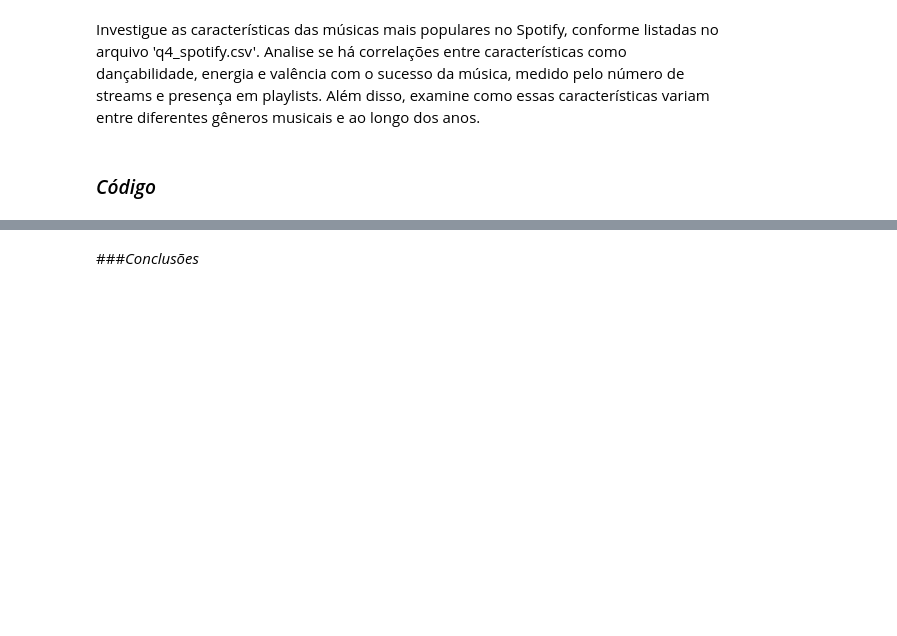
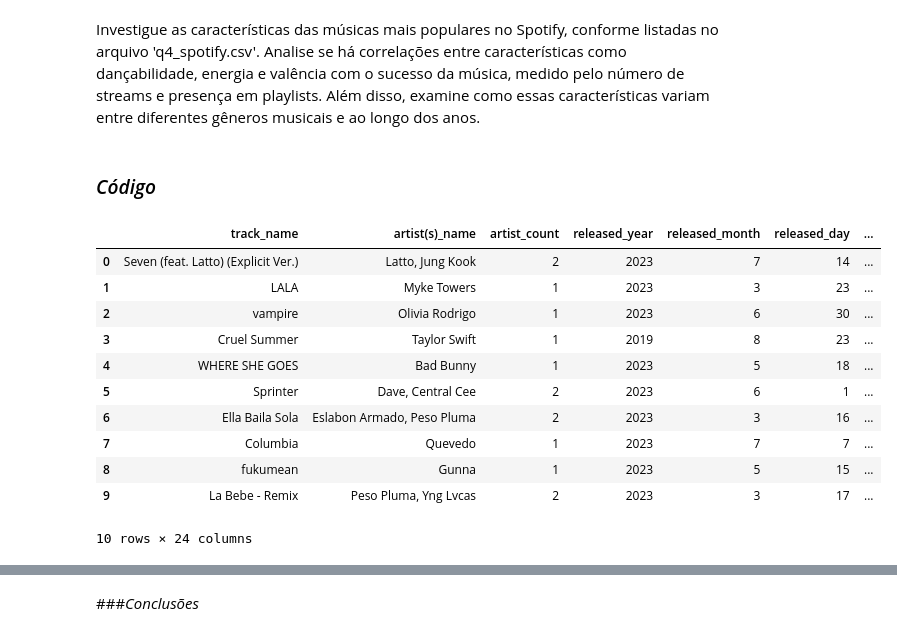
Before and after one commit to talesnobre/Trainees2, a Jupyter notebook: Notebook 2/Aula_EDA.ipynb, the cells around one changed output, grey strips where cells are left out. Cells and saved outputs as stored; diff of their text form; code cells hidden in the pictures; blank space fills up the shorter version.

```diff
--- a/Notebook 2/Aula_EDA.ipynb
+++ b/Notebook 2/Aula_EDA.ipynb
@@ -392,0 +416,11 @@ Examine as variações e tendências em questões de saúde mental em diferentes
+# %%
+#Insira seu código aqui
+# Verificar as informacoes do dataset, de acordo com as caracteristicas que eu quero analisar
+df.describe()
+grupos = df.groupby('Gender')[['self_employed', 'family_history', 'treatment', 'Days_Indoors', 'Growing_Stress', 'Changes_Habits',
+'Mental_Health_History', 'Mood_Swings', 'Coping_Struggles', 'Work_Interest', 'Social_Weakness', 'mental_health_interview', 'care_options']]
+grupos_agregados = grupos.agg(lambda x: x.value_counts().to_dict())
+pd.options.display.max_columns = None # conseguir ver o nome inteiro da coluna
+pd.options.display.max_colwidth = None # conseguir ver todas as letras da linha, sem abreviacoes
+grupos_agregados.head()
+# Aqui, usei .to_dict() para facilitar a visualização da quantidade de respostas. Foi muito importante posteriormente.
@@ -416,0 +713,17 @@ Investigue as características das músicas mais populares no Spotify, conforme
+# %%
+dataset4 = pd.read_csv('C:\\Users\\Meu Computador\\Trainees2\\Notebook 2\\Trainees 2 - EDA\\q4_spotify.csv', encoding='ISO-8859-1')
+df = dataset4
+df.head(10) # verificar o dataset
+# %% [output]
+|  | track_name | artist(s)_name | artist_count | released_year | released_month | released_day | ... |
+| 0 | Seven (feat. Latto) (Explicit Ver.) | Latto, Jung Kook | 2 | 2023 | 7 | 14 | ... |
+| 1 | LALA | Myke Towers | 1 | 2023 | 3 | 23 | ... |
+| 2 | vampire | Olivia Rodrigo | 1 | 2023 | 6 | 30 | ... |
+| 3 | Cruel Summer | Taylor Swift | 1 | 2019 | 8 | 23 | ... |
+| 4 | WHERE SHE GOES | Bad Bunny | 1 | 2023 | 5 | 18 | ... |
+| 5 | Sprinter | Dave, Central Cee | 2 | 2023 | 6 | 1 | ... |
+| 6 | Ella Baila Sola | Eslabon Armado, Peso Pluma | 2 | 2023 | 3 | 16 | ... |
+| 7 | Columbia | Quevedo | 1 | 2023 | 7 | 7 | ... |
+| 8 | fukumean | Gunna | 1 | 2023 | 5 | 15 | ... |
+| 9 | La Bebe - Remix | Peso Pluma, Yng Lvcas | 2 | 2023 | 3 | 17 | ... |
+10 rows × 24 columns
```
Also changed, not shown: parts of 31 cells of this notebook.
